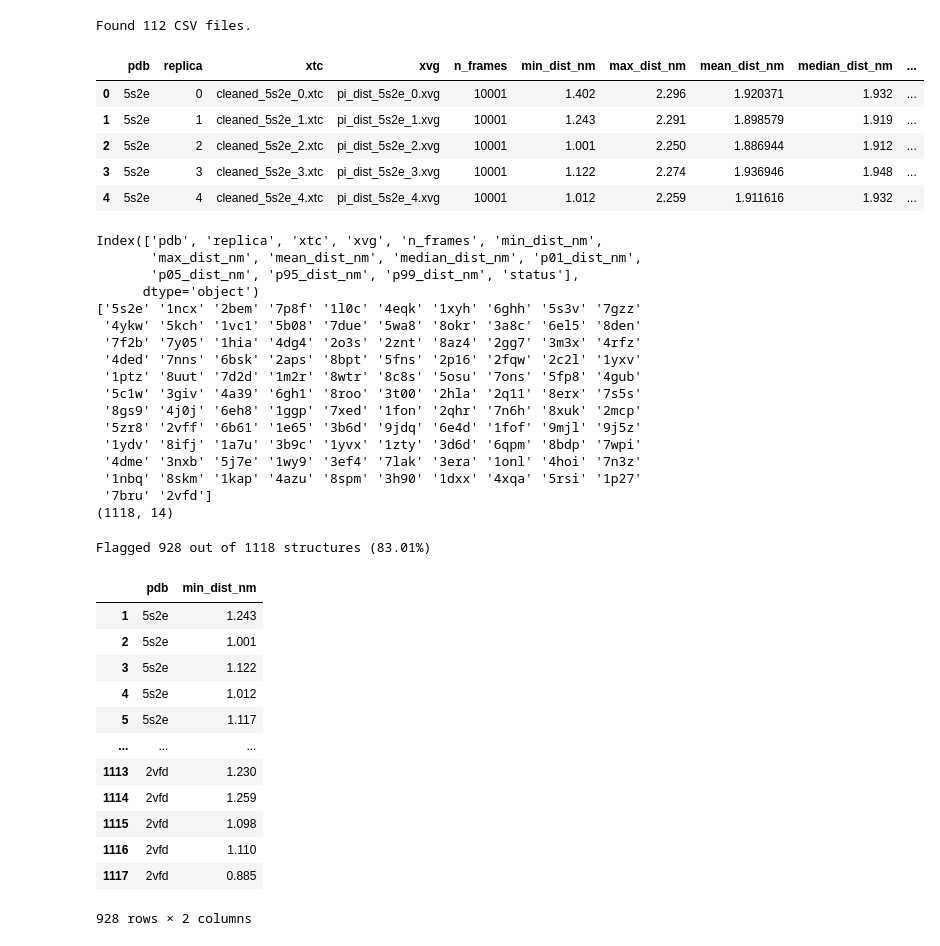
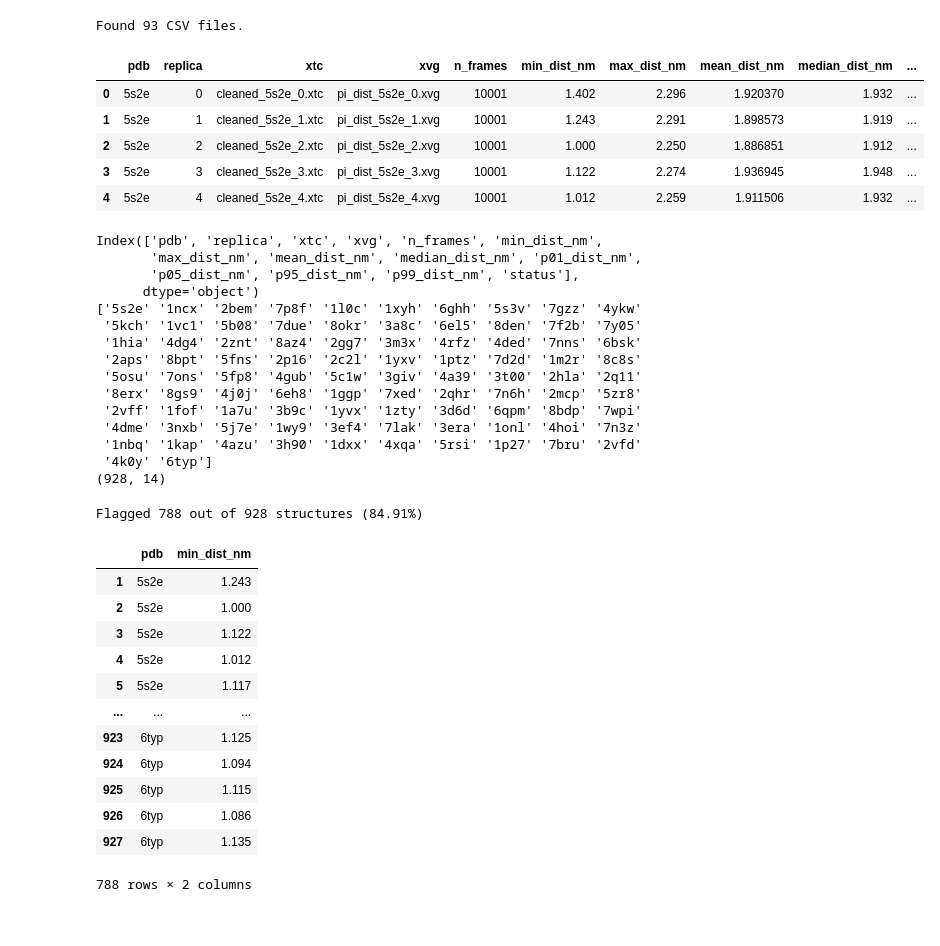
Before and after one commit to csongornemeth/pca_nma_dot_product, a Jupyter notebook: pi_dist_ana.ipynb, the cells around one changed output. Cells and saved outputs as stored; diff of their text form; code cells hidden in the pictures.

```diff
--- a/pi_dist_ana.ipynb
+++ b/pi_dist_ana.ipynb
@@ -1,52 +1,50 @@
 # %%
 import pandas as pd
 import matplotlib.pyplot as plt
-
+from datetime import datetime
 from pathlib import Path
 
 root = Path("results")
-csv_files = list(root.glob("*/periodic_image_distance/pi_dist_summary_*.csv"))
+csv_files = list(root.glob("*/periodic_image_distance_*/pi_dist_summary_*.csv"))
 print(f"Found {len(csv_files)} CSV files.")
 
 dfs = []
 
 for f in csv_files:
     pdbid = f.parts[-3]
     df = pd.read_csv(f)
     df["pdb"] = pdbid
     dfs.append(df)
 
 df_all = pd.concat(dfs, ignore_index=True)
 
 display(df_all.head())
 print(df_all.columns)
 print(df_all["pdb"].unique())
 print(df_all.shape)
 # %% [output]
-Found 112 CSV files.
+Found 93 CSV files.
 |  | pdb | replica | xtc | xvg | n_frames | min_dist_nm | max_dist_nm | mean_dist_nm | median_dist_nm | ... |
-| 0 | 5s2e | 0 | cleaned_5s2e_0.xtc | pi_dist_5s2e_0.xvg | 10001 | 1.402 | 2.296 | 1.920371 | 1.932 | ... |
-| 1 | 5s2e | 1 | cleaned_5s2e_1.xtc | pi_dist_5s2e_1.xvg | 10001 | 1.243 | 2.291 | 1.898579 | 1.919 | ... |
-| 2 | 5s2e | 2 | cleaned_5s2e_2.xtc | pi_dist_5s2e_2.xvg | 10001 | 1.001 | 2.250 | 1.886944 | 1.912 | ... |
-| 3 | 5s2e | 3 | cleaned_5s2e_3.xtc | pi_dist_5s2e_3.xvg | 10001 | 1.122 | 2.274 | 1.936946 | 1.948 | ... |
-| 4 | 5s2e | 4 | cleaned_5s2e_4.xtc | pi_dist_5s2e_4.xvg | 10001 | 1.012 | 2.259 | 1.911616 | 1.932 | ... |
+| 0 | 5s2e | 0 | cleaned_5s2e_0.xtc | pi_dist_5s2e_0.xvg | 10001 | 1.402 | 2.296 | 1.920370 | 1.932 | ... |
+| 1 | 5s2e | 1 | cleaned_5s2e_1.xtc | pi_dist_5s2e_1.xvg | 10001 | 1.243 | 2.291 | 1.898573 | 1.919 | ... |
+| 2 | 5s2e | 2 | cleaned_5s2e_2.xtc | pi_dist_5s2e_2.xvg | 10001 | 1.000 | 2.250 | 1.886851 | 1.912 | ... |
+| 3 | 5s2e | 3 | cleaned_5s2e_3.xtc | pi_dist_5s2e_3.xvg | 10001 | 1.122 | 2.274 | 1.936945 | 1.948 | ... |
+| 4 | 5s2e | 4 | cleaned_5s2e_4.xtc | pi_dist_5s2e_4.xvg | 10001 | 1.012 | 2.259 | 1.911506 | 1.932 | ... |
 Index(['pdb', 'replica', 'xtc', 'xvg', 'n_frames', 'min_dist_nm',
        'max_dist_nm', 'mean_dist_nm', 'median_dist_nm', 'p01_dist_nm',
        'p05_dist_nm', 'p95_dist_nm', 'p99_dist_nm', 'status'],
       dtype='object')
-['5s2e' '1ncx' '2bem' '7p8f' '1l0c' '4eqk' '1xyh' '6ghh' '5s3v' '7gzz'
- '4ykw' '5kch' '1vc1' '5b08' '7due' '5wa8' '8okr' '3a8c' '6el5' '8den'
- '7f2b' '7y05' '1hia' '4dg4' '2o3s' '2znt' '8az4' '2gg7' '3m3x' '4rfz'
- '4ded' '7nns' '6bsk' '2aps' '8bpt' '5fns' '2p16' '2fqw' '2c2l' '1yxv'
- '1ptz' '8uut' '7d2d' '1m2r' '8wtr' '8c8s' '5osu' '7ons' '5fp8' '4gub'
- '5c1w' '3giv' '4a39' '6gh1' '8roo' '3t00' '2hla' '2q11' '8erx' '7s5s'
- '8gs9' '4j0j' '6eh8' '1ggp' '7xed' '1fon' '2qhr' '7n6h' '8xuk' '2mcp'
- '5zr8' '2vff' '6b61' '1e65' '3b6d' '9jdq' '6e4d' '1fof' '9mjl' '9j5z'
- '1ydv' '8ifj' '1a7u' '3b9c' '1yvx' '1zty' '3d6d' '6qpm' '8bdp' '7wpi'
+['5s2e' '1ncx' '2bem' '7p8f' '1l0c' '1xyh' '6ghh' '5s3v' '7gzz' '4ykw'
+ '5kch' '1vc1' '5b08' '7due' '8okr' '3a8c' '6el5' '8den' '7f2b' '7y05'
+ '1hia' '4dg4' '2znt' '8az4' '2gg7' '3m3x' '4rfz' '4ded' '7nns' '6bsk'
+ '2aps' '8bpt' '5fns' '2p16' '2c2l' '1yxv' '1ptz' '7d2d' '1m2r' '8c8s'
+ '5osu' '7ons' '5fp8' '4gub' '5c1w' '3giv' '4a39' '3t00' '2hla' '2q11'
+ '8erx' '8gs9' '4j0j' '6eh8' '1ggp' '7xed' '2qhr' '7n6h' '2mcp' '5zr8'
+ '2vff' '1fof' '1a7u' '3b9c' '1yvx' '1zty' '3d6d' '6qpm' '8bdp' '7wpi'
  '4dme' '3nxb' '5j7e' '1wy9' '3ef4' '7lak' '3era' '1onl' '4hoi' '7n3z'
- '1nbq' '8skm' '1kap' '4azu' '8spm' '3h90' '1dxx' '4xqa' '5rsi' '1p27'
- '7bru' '2vfd']
-(1118, 14)
+ '1nbq' '1kap' '4azu' '3h90' '1dxx' '4xqa' '5rsi' '1p27' '7bru' '2vfd'
+ '4k0y' '6typ']
+(928, 14)
 # %%
 # sort for min dsitance
 cutoff = 1.2 #nm
@@ -60,20 +58,20 @@ flagged = df_all[~df_all["safe"]]
 print(f"Flagged {flagged.shape[0]} out of {df_all.shape[0]} structures ({flagged.shape[0]/df_all.shape[0]*100:.2f}%)")
 display(flagged[["pdb", "min_dist_nm"]])
 # %% [output]
-Flagged 928 out of 1118 structures (83.01%)
+Flagged 788 out of 928 structures (84.91%)
 |  | pdb | min_dist_nm |
 | 1 | 5s2e | 1.243 |
-| 2 | 5s2e | 1.001 |
+| 2 | 5s2e | 1.000 |
 | 3 | 5s2e | 1.122 |
 | 4 | 5s2e | 1.012 |
 | 5 | 5s2e | 1.117 |
 | ... | ... | ... |
-| 1113 | 2vfd | 1.230 |
-| 1114 | 2vfd | 1.259 |
-| 1115 | 2vfd | 1.098 |
-| 1116 | 2vfd | 1.110 |
-| 1117 | 2vfd | 0.885 |
+| 923 | 6typ | 1.125 |
+| 924 | 6typ | 1.094 |
+| 925 | 6typ | 1.115 |
+| 926 | 6typ | 1.086 |
+| 927 | 6typ | 1.135 |
-928 rows × 2 columns
+788 rows × 2 columns
 # %%
 #filter for PDB only
 
```
Also changed, not shown: parts of 5 cells of this notebook, 5 other files.
